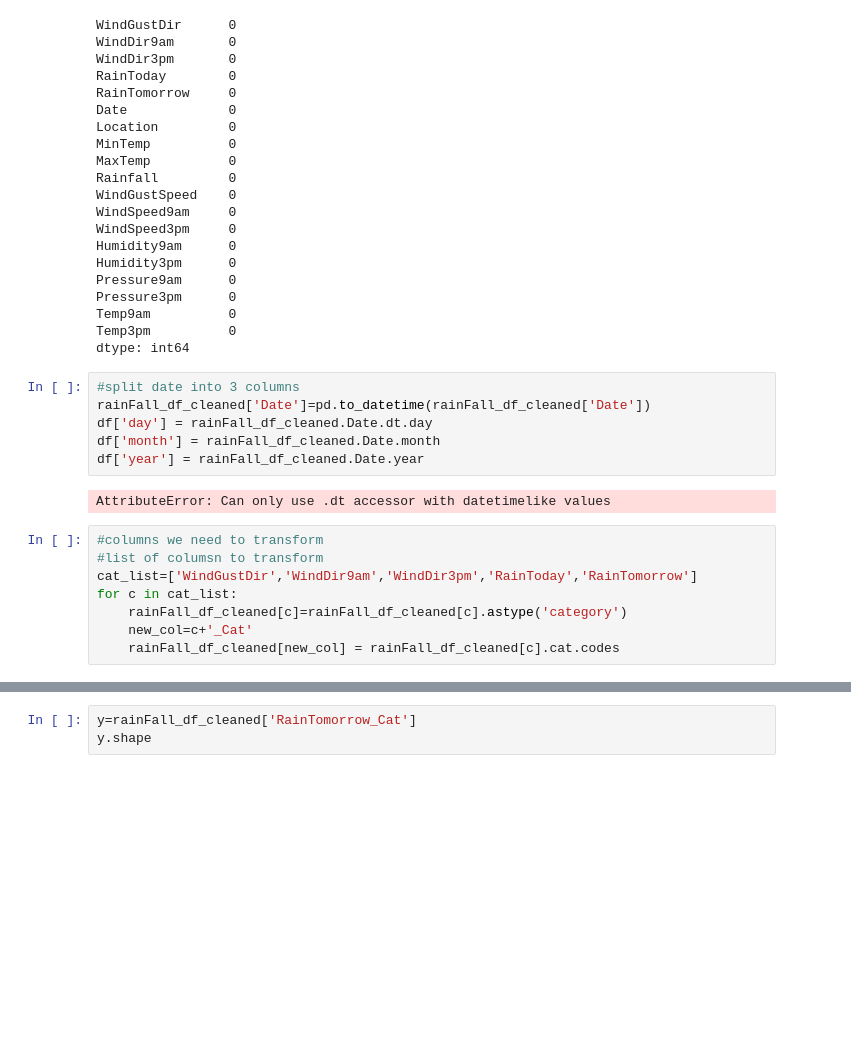
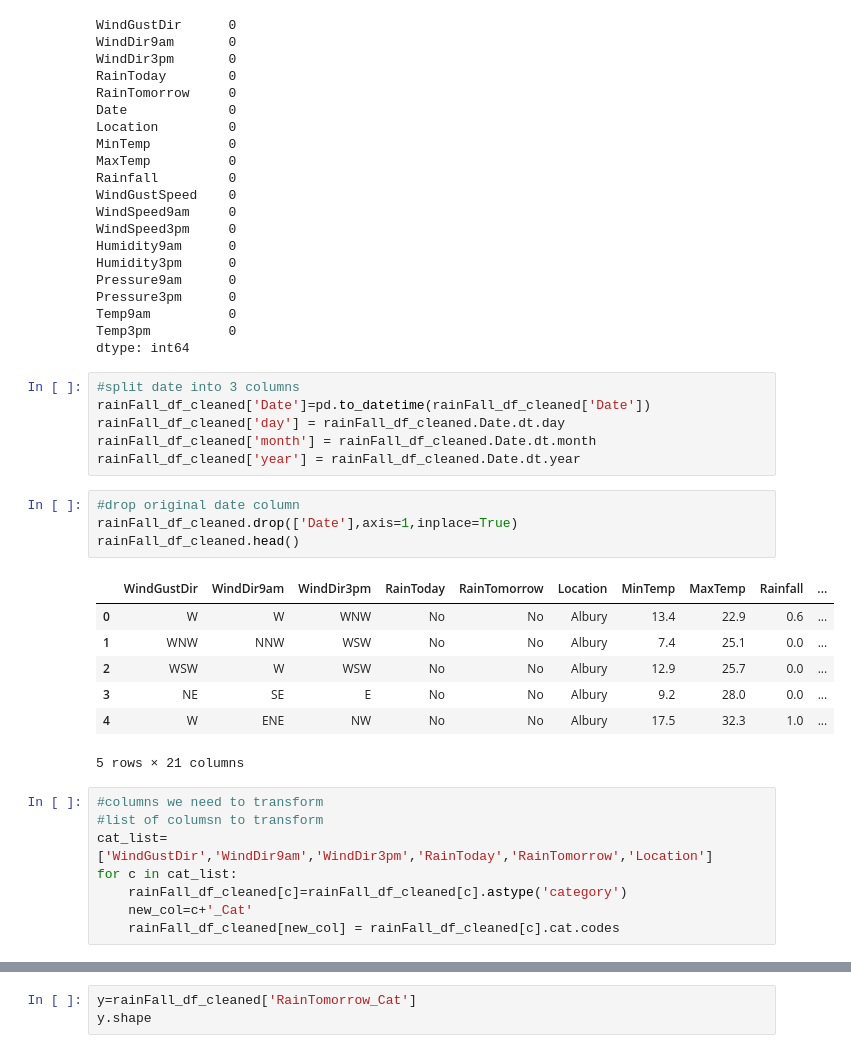
Before and after one commit to janeetazahid/ML-Projects, a Jupyter notebook: rainFall/rainfallPred.ipynb, the cells around one changed output, grey strips where cells are left out. Cells and saved outputs as stored; diff of their text form; blank space fills up the shorter version.

```diff
--- a/rainFall/rainfallPred.ipynb
+++ b/rainFall/rainfallPred.ipynb
@@ -246,15 +246,25 @@ dtype: int64
 # %%
 #split date into 3 columns
 rainFall_df_cleaned['Date']=pd.to_datetime(rainFall_df_cleaned['Date'])
-df['day'] = rainFall_df_cleaned.Date.dt.day
-df['month'] = rainFall_df_cleaned.Date.month
-df['year'] = rainFall_df_cleaned.Date.year
+rainFall_df_cleaned['day'] = rainFall_df_cleaned.Date.dt.day
+rainFall_df_cleaned['month'] = rainFall_df_cleaned.Date.dt.month
+rainFall_df_cleaned['year'] = rainFall_df_cleaned.Date.dt.year
-# %% [output]
-AttributeError: Can only use .dt accessor with datetimelike values
+# %%
+#drop original date column
+rainFall_df_cleaned.drop(['Date'],axis=1,inplace=True)
+rainFall_df_cleaned.head()
+# %% [output]
+|  | WindGustDir | WindDir9am | WindDir3pm | RainToday | RainTomorrow | Location | MinTemp | MaxTemp | Rainfall | ... |
+| 0 | W | W | WNW | No | No | Albury | 13.4 | 22.9 | 0.6 | ... |
+| 1 | WNW | NNW | WSW | No | No | Albury | 7.4 | 25.1 | 0.0 | ... |
+| 2 | WSW | W | WSW | No | No | Albury | 12.9 | 25.7 | 0.0 | ... |
+| 3 | NE | SE | E | No | No | Albury | 9.2 | 28.0 | 0.0 | ... |
+| 4 | W | ENE | NW | No | No | Albury | 17.5 | 32.3 | 1.0 | ... |
+5 rows × 21 columns
 # %%
 #columns we need to transform
 #list of columsn to transform
-cat_list=['WindGustDir','WindDir9am','WindDir3pm','RainToday','RainTomorrow']
+cat_list=['WindGustDir','WindDir9am','WindDir3pm','RainToday','RainTomorrow','Location']
 for c in cat_list:
     rainFall_df_cleaned[c]=rainFall_df_cleaned[c].astype('category')
     new_col=c+'_Cat'
```
Also changed, not shown: parts of 14 cells of this notebook.
